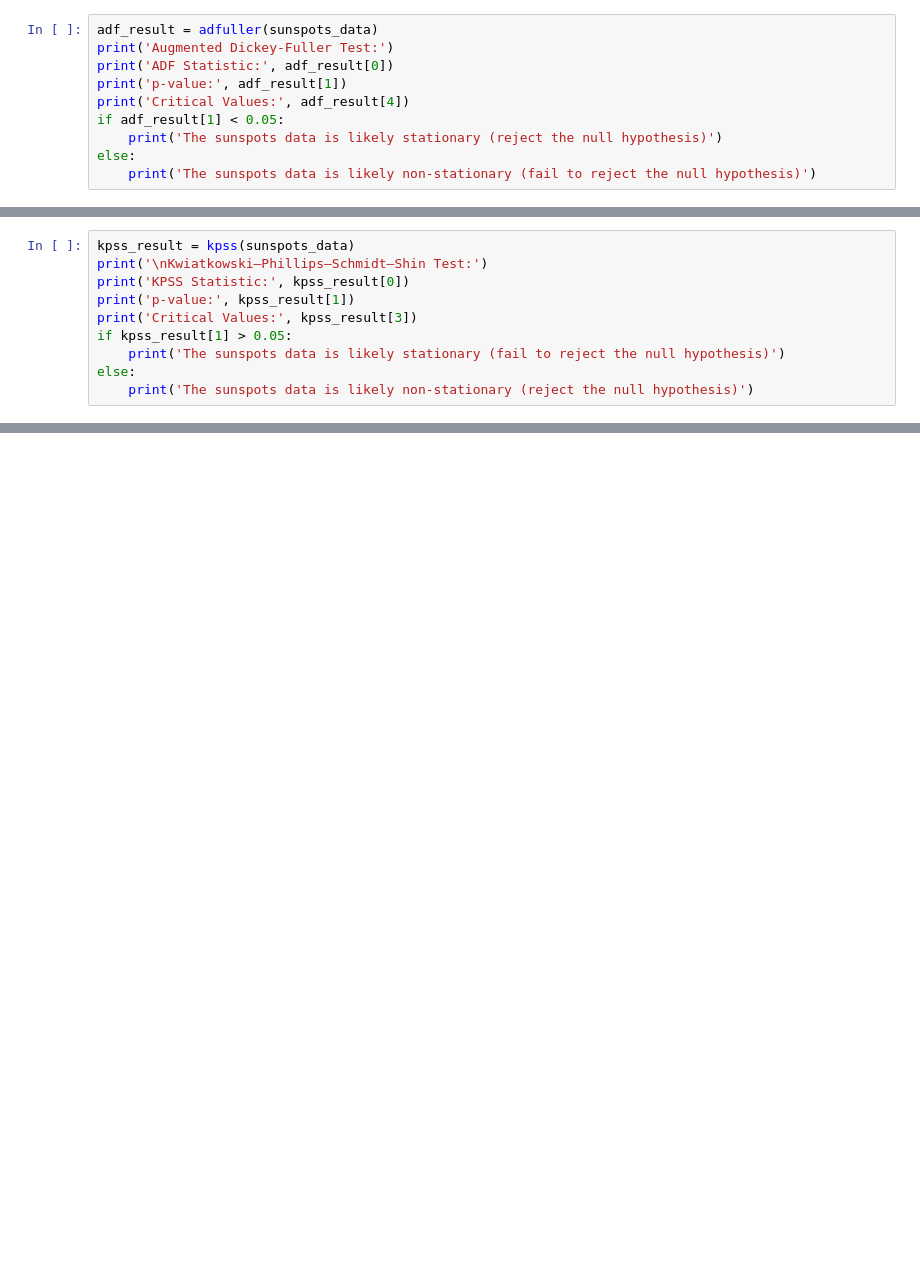
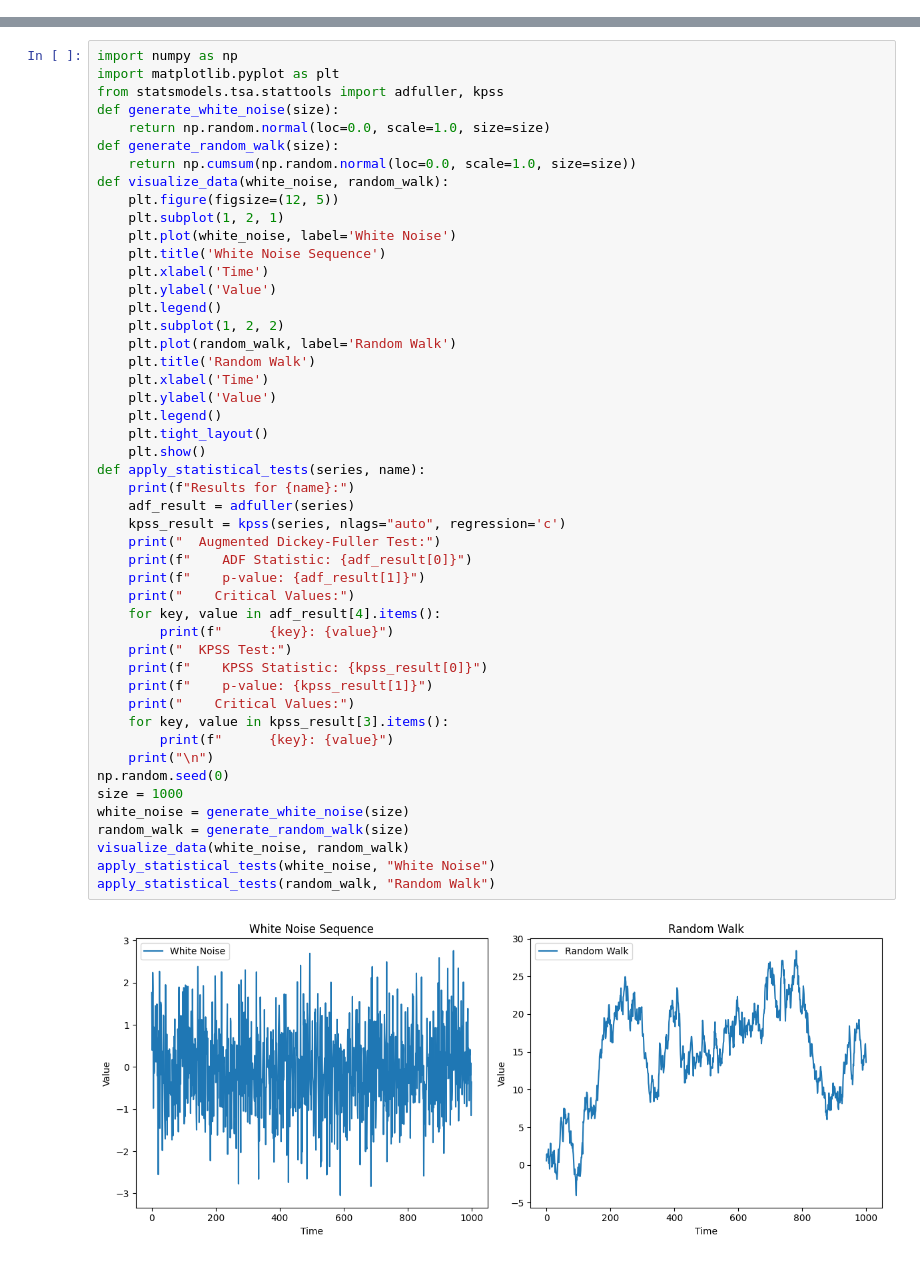
Before and after one commit to 1BM21AI091/TFM, a Jupyter notebook: LAB 3/24-04-2024.ipynb, the cells around one changed output, grey strips where cells are left out. Drawn from its saved outputs; the diff is of its cells as text; blank space fills up the shorter version.

```diff
--- a/LAB 3/24-04-2024.ipynb
+++ b/LAB 3/24-04-2024.ipynb
@@ -23,10 +0,0 @@ plt.show()
-# %%
-adf_result = adfuller(sunspots_data)
-print('Augmented Dickey-Fuller Test:')
-print('ADF Statistic:', adf_result[0])
-print('p-value:', adf_result[1])
-print('Critical Values:', adf_result[4])
-if adf_result[1] < 0.05:
-    print('The sunspots data is likely stationary (reject the null hypothesis)')
-else:
-    print('The sunspots data is likely non-stationary (fail to reject the null hypothesis)')
@@ -39,10 +0,0 @@ The sunspots data is likely non-stationary (fail to reject the null hypothesis)
-# %%
-kpss_result = kpss(sunspots_data)
-print('\nKwiatkowski–Phillips–Schmidt–Shin Test:')
-print('KPSS Statistic:', kpss_result[0])
-print('p-value:', kpss_result[1])
-print('Critical Values:', kpss_result[3])
-if kpss_result[1] > 0.05:
-    print('The sunspots data is likely stationary (fail to reject the null hypothesis)')
-else:
-    print('The sunspots data is likely non-stationary (reject the null hypothesis)')
@@ -54,0 +3,50 @@ The sunspots data is likely non-stationary (reject the null hypothesis)
+# %%
+import numpy as np
+import matplotlib.pyplot as plt
+from statsmodels.tsa.stattools import adfuller, kpss
+def generate_white_noise(size):
+    return np.random.normal(loc=0.0, scale=1.0, size=size)
+def generate_random_walk(size):
+    return np.cumsum(np.random.normal(loc=0.0, scale=1.0, size=size))
+def visualize_data(white_noise, random_walk):
+    plt.figure(figsize=(12, 5))
+    plt.subplot(1, 2, 1)
+    plt.plot(white_noise, label='White Noise')
+    plt.title('White Noise Sequence')
+    plt.xlabel('Time')
+    plt.ylabel('Value')
+    plt.legend()
+    plt.subplot(1, 2, 2)
+    plt.plot(random_walk, label='Random Walk')
+    plt.title('Random Walk')
+    plt.xlabel('Time')
+    plt.ylabel('Value')
+    plt.legend()
+    plt.tight_layout()
+    plt.show()
+def apply_statistical_tests(series, name):
+    print(f"Results for {name}:")
+    adf_result = adfuller(series)
+    kpss_result = kpss(series, nlags="auto", regression='c')
+    print("  Augmented Dickey-Fuller Test:")
+    print(f"    ADF Statistic: {adf_result[0]}")
+    print(f"    p-value: {adf_result[1]}")
+    print("    Critical Values:")
+    for key, value in adf_result[4].items():
+        print(f"      {key}: {value}")
+    print("  KPSS Test:")
+    print(f"    KPSS Statistic: {kpss_result[0]}")
+    print(f"    p-value: {kpss_result[1]}")
+    print("    Critical Values:")
+    for key, value in kpss_result[3].items():
+        print(f"      {key}: {value}")
+    print("\n")
+np.random.seed(0)
+size = 1000
+white_noise = generate_white_noise(size)
+random_walk = generate_random_walk(size)
+visualize_data(white_noise, random_walk)
+apply_statistical_tests(white_noise, "White Noise")
+apply_statistical_tests(random_walk, "Random Walk")
+# %% [output]
+[figure, added]
```
Also changed, not shown: parts of 7 cells of this notebook, 2 other files.
